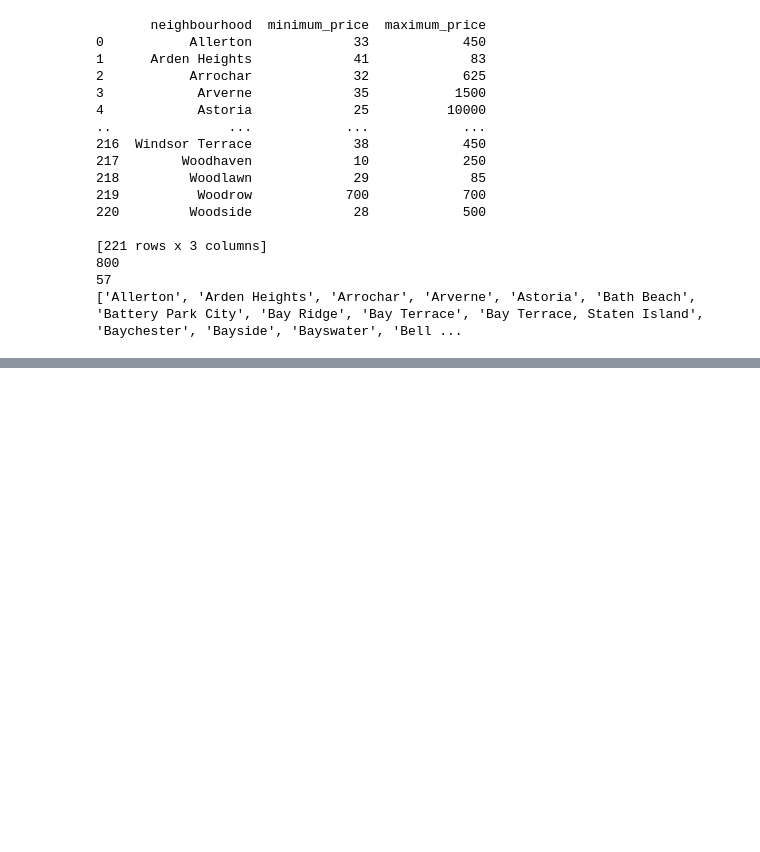
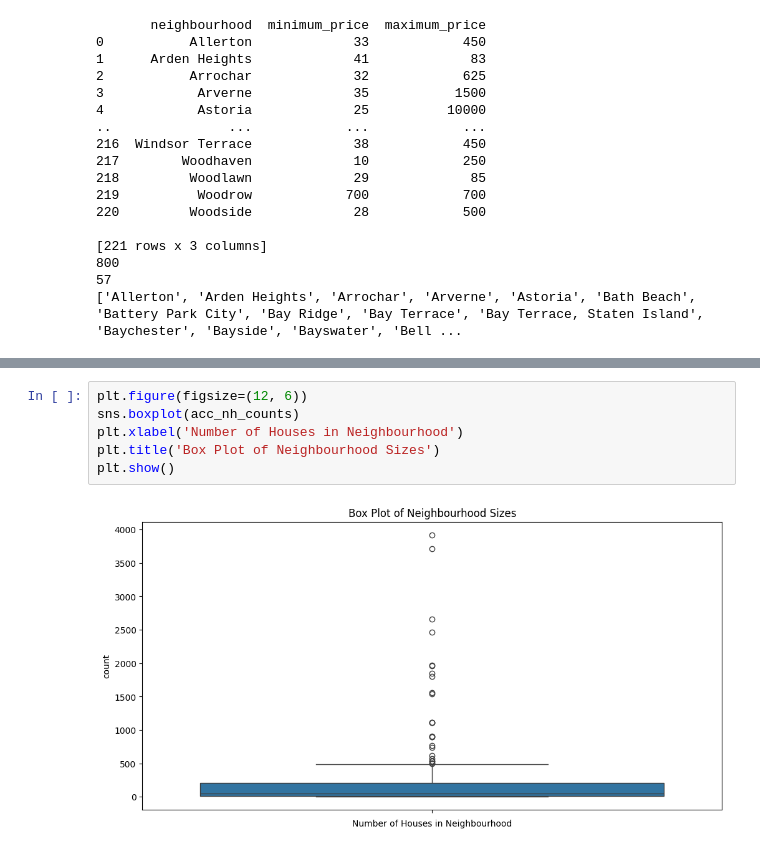
Before and after one commit to leandro-reguero/EDA-project, a Jupyter notebook: src/explore.ipynb, the cells around one changed output, grey strips where cells are left out. Drawn from its saved outputs; the diff is of its cells as text; blank space fills up the shorter version.

```diff
--- a/src/explore.ipynb
+++ b/src/explore.ipynb
@@ -543,0 +608,8 @@ X_train, X_test, y_train, y_test = train_test_split(X, y)
+# %%
+plt.figure(figsize=(12, 6))
+sns.boxplot(acc_nh_counts)
+plt.xlabel('Number of Houses in Neighbourhood')
+plt.title('Box Plot of Neighbourhood Sizes')
+plt.show()
+# %% [output]
+[figure, added]
```
Also changed, not shown: parts of 8 cells of this notebook, 1 other file.
